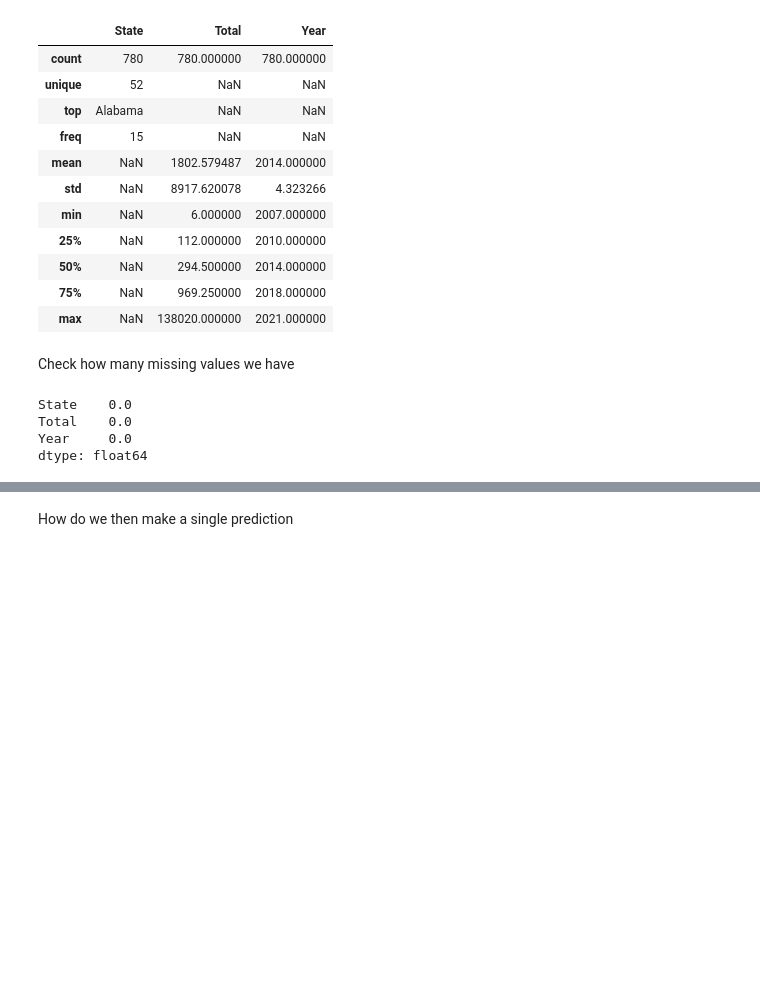
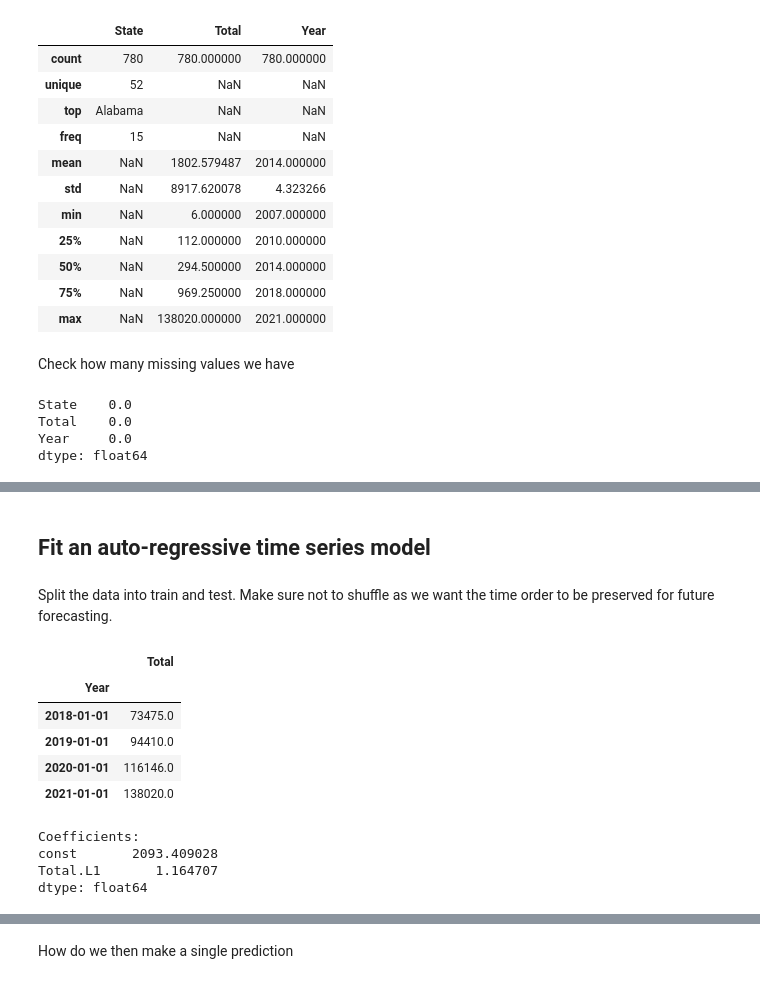
Before and after one commit to armakuni/mlops-workshop, a Jupyter notebook: notebooks/eda.ipynb, the cells around one changed output, grey strips where cells are left out. Cells and saved outputs as stored; diff of their text form; code cells hidden in the pictures; blank space fills up the shorter version.

```diff
--- a/notebooks/eda.ipynb
+++ b/notebooks/eda.ipynb
@@ -324,0 +118,34 @@ plot_predictions(df_tt_dt, df_pred)
+# %% [markdown]
+## Fit an auto-regressive time series model
+# %% [markdown]
+Split the data into train and test. Make sure not to shuffle as we want the time order to be preserved for future forecasting.
+# %%
+from sklearn.model_selection import train_test_split
+
+y_train, y_test = train_test_split(y, shuffle=False)
+y_train
+y_test
+# %% [output]
+|  | Total |
+| Year |  |
+| 2018-01-01 | 73475.0 |
+| 2019-01-01 | 94410.0 |
+| 2020-01-01 | 116146.0 |
+| 2021-01-01 | 138020.0 |
+# %%
+from statsmodels.tsa.ar_model import AutoReg
+model_ag = AutoReg(endog = y_train, \
+                   lags = 1, \
+                   trend='c', \
+                   seasonal = False, \
+                   exog = None, \
+                   hold_back = None, \
+                   period = None, \
+                   missing = 'none')
+fit_ag = model_ag.fit()
+print("Coefficients:\n%s" % fit_ag.params)
+# %% [output]
+Coefficients:
+const       2093.409028
+Total.L1       1.164707
+dtype: float64
```
Also changed, not shown: parts of 45 cells of this notebook, 28 other files.
